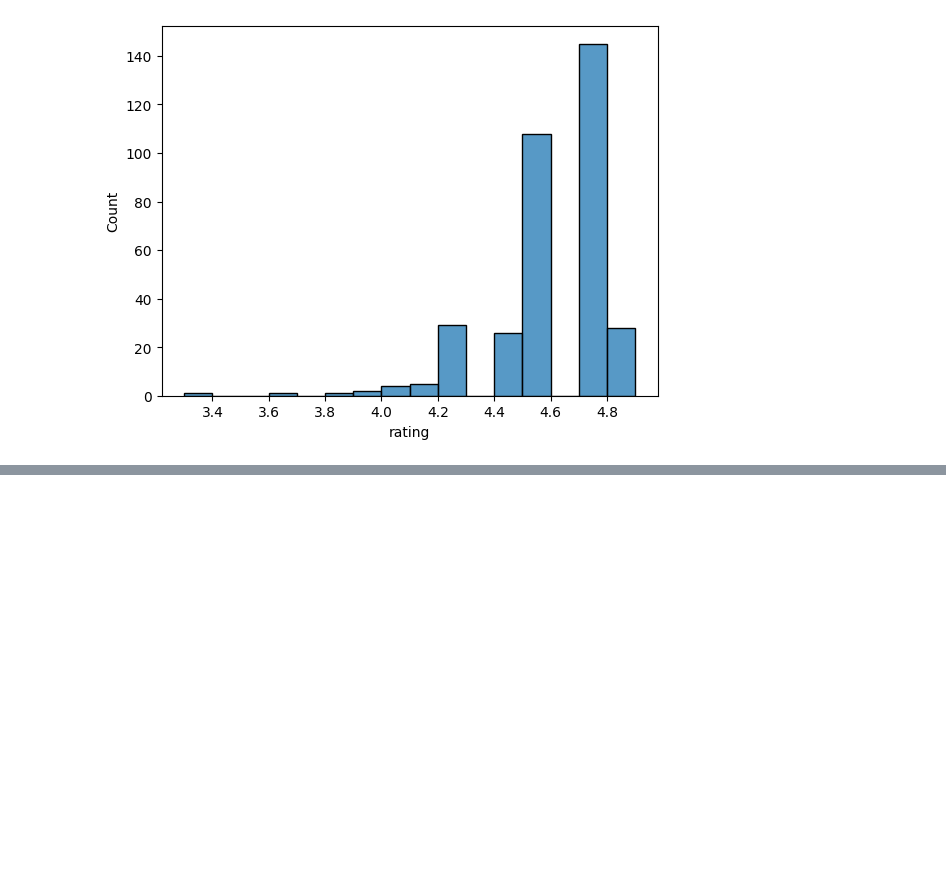
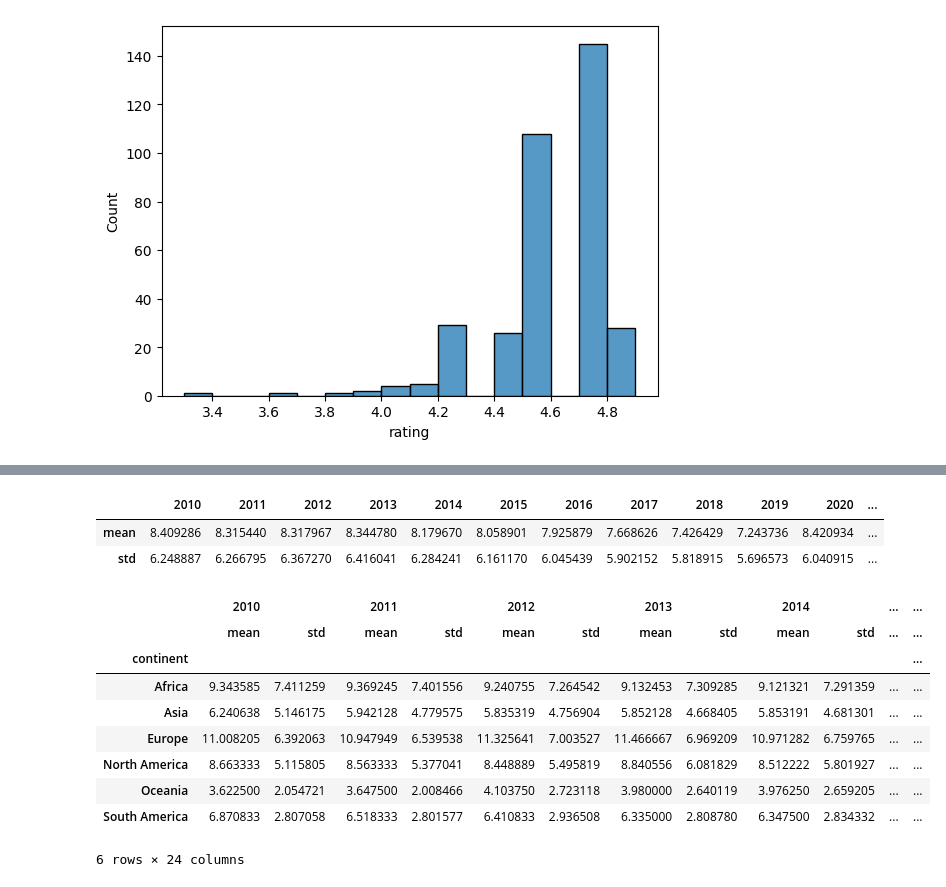
Before and after one commit to jhlopesalves/data-science-notebooks, a Jupyter notebook: Python/Exploratory Data Analysis/exploratory_data_analysis.ipynb, the cells around one changed output, grey strips where cells are left out. Drawn from its saved outputs; the diff is of its cells as text; code cells hidden in the pictures; blank space fills up the shorter version.

```diff
--- a/Python/Exploratory Data Analysis/exploratory_data_analysis.ipynb
+++ b/Python/Exploratory Data Analysis/exploratory_data_analysis.ipynb
@@ -46,0 +87,22 @@ plt.show()
+# %%
+# Print yearly mean and standard deviation grouped by continent
+display(unemployment.select_dtypes(include=np.number).agg(["mean", "std"]))
+# %% [output]
+|  | 2010 | 2011 | 2012 | 2013 | 2014 | 2015 | 2016 | 2017 | 2018 | 2019 | 2020 | ... |
+| mean | 8.409286 | 8.315440 | 8.317967 | 8.344780 | 8.179670 | 8.058901 | 7.925879 | 7.668626 | 7.426429 | 7.243736 | 8.420934 | ... |
+| std | 6.248887 | 6.266795 | 6.367270 | 6.416041 | 6.284241 | 6.161170 | 6.045439 | 5.902152 | 5.818915 | 5.696573 | 6.040915 | ... |
+# %%
+# Print yearly mean and standard deviation grouped by continent
+year_cols = [col for col in unemployment.columns if col.isdigit()]
+display(unemployment.groupby("continent")[year_cols].agg(["mean", "std"]))
+# %% [output]
+|  | 2010 |  | 2011 |  | 2012 |  | 2013 |  | 2014 |  | ... | ... |
+|  | mean | std | mean | std | mean | std | mean | std | mean | std | ... | ... |
+| continent |  |  |  |  |  |  |  |  |  |  |  | ... |
+| Africa | 9.343585 | 7.411259 | 9.369245 | 7.401556 | 9.240755 | 7.264542 | 9.132453 | 7.309285 | 9.121321 | 7.291359 | ... | ... |
+| Asia | 6.240638 | 5.146175 | 5.942128 | 4.779575 | 5.835319 | 4.756904 | 5.852128 | 4.668405 | 5.853191 | 4.681301 | ... | ... |
+| Europe | 11.008205 | 6.392063 | 10.947949 | 6.539538 | 11.325641 | 7.003527 | 11.466667 | 6.969209 | 10.971282 | 6.759765 | ... | ... |
+| North America | 8.663333 | 5.115805 | 8.563333 | 5.377041 | 8.448889 | 5.495819 | 8.840556 | 6.081829 | 8.512222 | 5.801927 | ... | ... |
+| Oceania | 3.622500 | 2.054721 | 3.647500 | 2.008466 | 4.103750 | 2.723118 | 3.980000 | 2.640119 | 3.976250 | 2.659205 | ... | ... |
+| South America | 6.870833 | 2.807058 | 6.518333 | 2.801577 | 6.410833 | 2.936508 | 6.335000 | 2.808780 | 6.347500 | 2.834332 | ... | ... |
+6 rows × 24 columns
```
Also changed, not shown: parts of 16 cells of this notebook.
